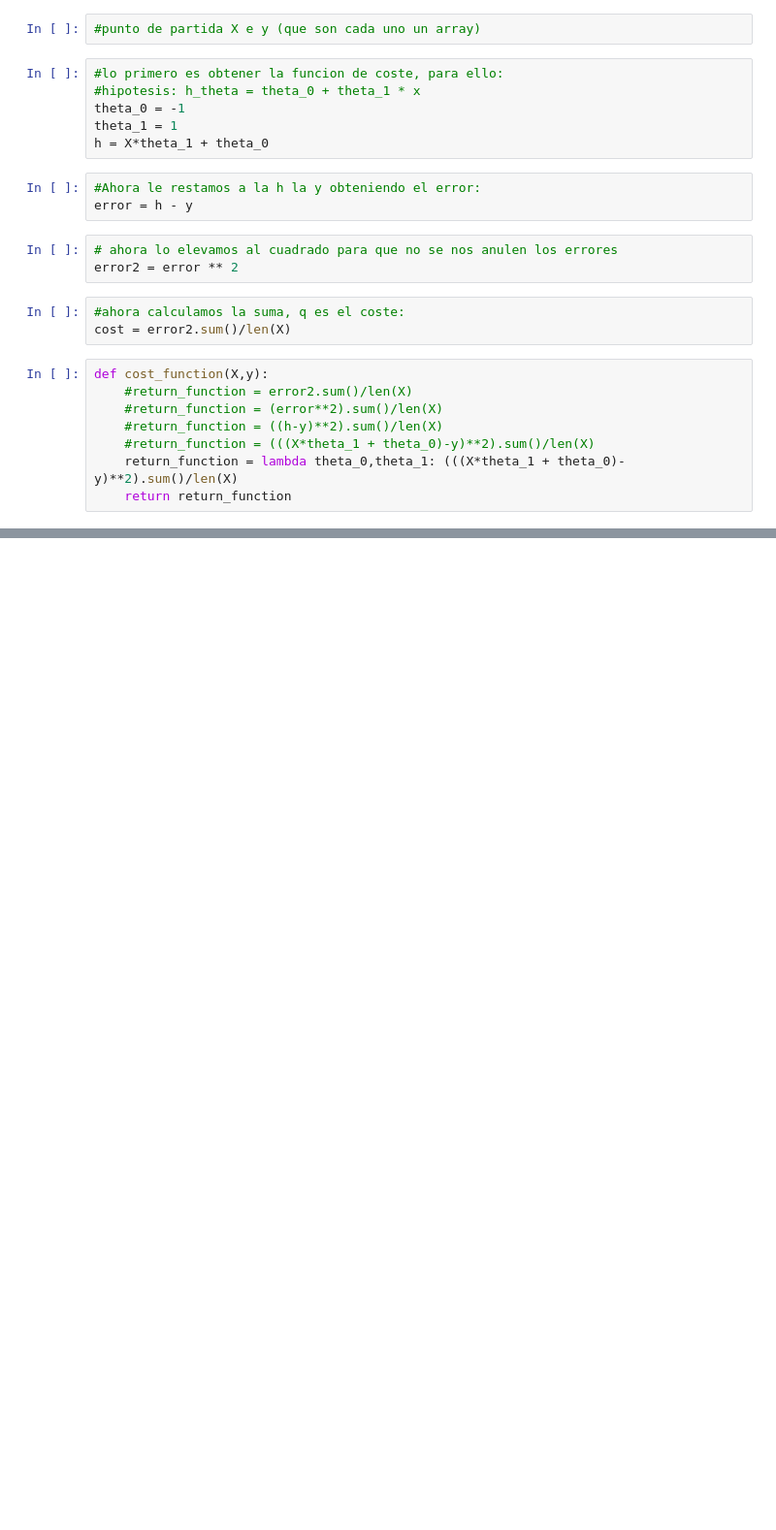
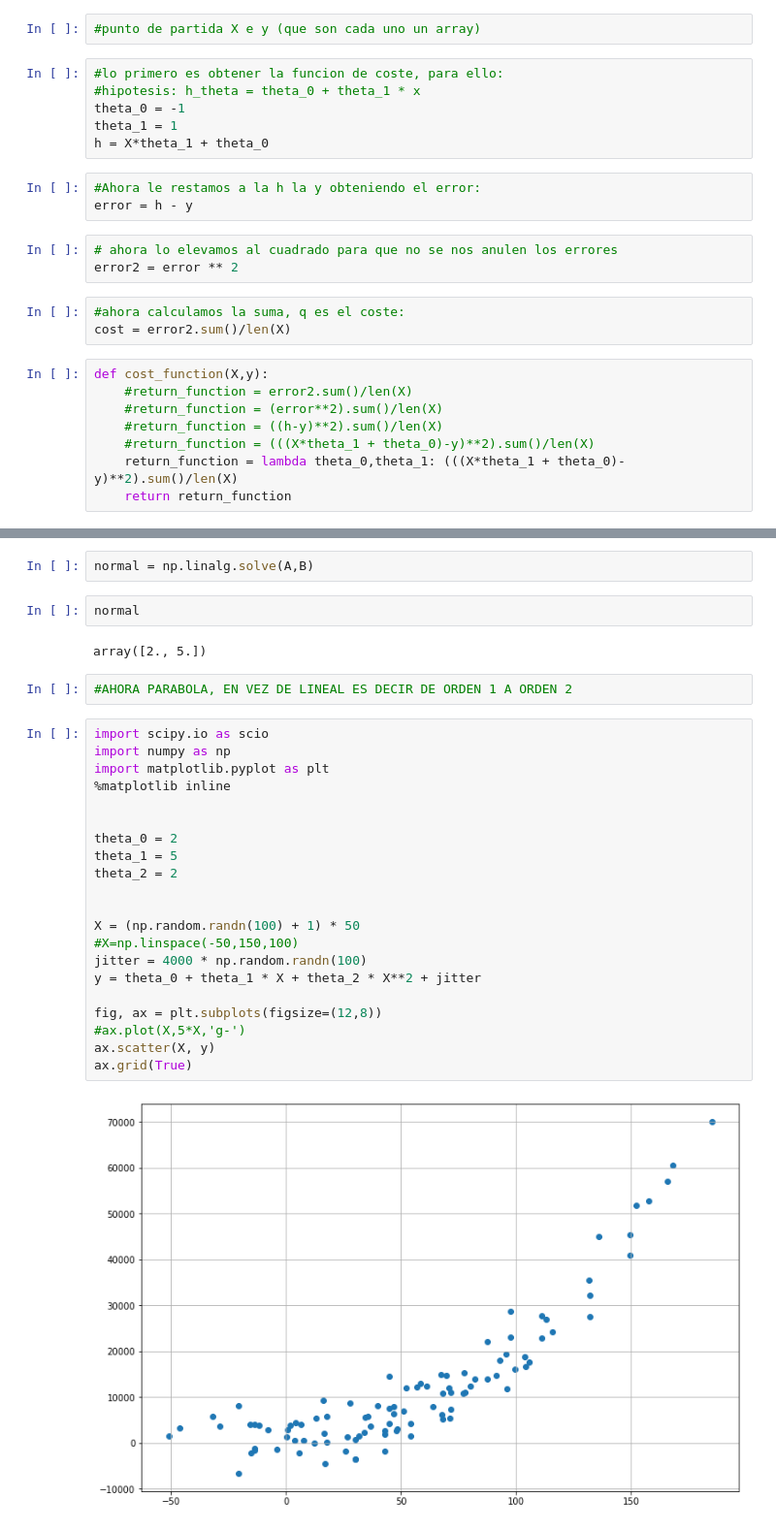
Before and after one commit to robertomanzanolopez/master-kschool, a Jupyter notebook: 05_Data_science_con_python/Linear Regression with Python (clean).ipynb, the cells around one changed output, grey strips where cells are left out. Shown at 97% size. Saved outputs shown, nothing was run; the diff lists cells and outputs as text; blank space fills up the shorter version.

Commit message:
Actualizado ejercicio de regresion lineal

```diff
--- a/05_Data_science_con_python/Linear Regression with Python (clean).ipynb
+++ b/05_Data_science_con_python/Linear Regression with Python (clean).ipynb
@@ -172,0 +306,31 @@ def grad_theta_1(X,y):
+# %%
+normal = np.linalg.solve(A,B)
+# %%
+normal
+# %% [output]
+array([2., 5.])
+# %%
+#AHORA PARABOLA, EN VEZ DE LINEAL ES DECIR DE ORDEN 1 A ORDEN 2
+# %%
+import scipy.io as scio
+import numpy as np
+import matplotlib.pyplot as plt
+%matplotlib inline
+
+
+theta_0 = 2
+theta_1 = 5
+theta_2 = 2
+
+
+X = (np.random.randn(100) + 1) * 50
+#X=np.linspace(-50,150,100)
+jitter = 4000 * np.random.randn(100)
+y = theta_0 + theta_1 * X + theta_2 * X**2 + jitter
+
+fig, ax = plt.subplots(figsize=(12,8))
+#ax.plot(X,5*X,'g-')
+ax.scatter(X, y)
+ax.grid(True)
+# %% [output]
+[figure, added]
```
Also changed, not shown: parts of 21 cells of this notebook.
